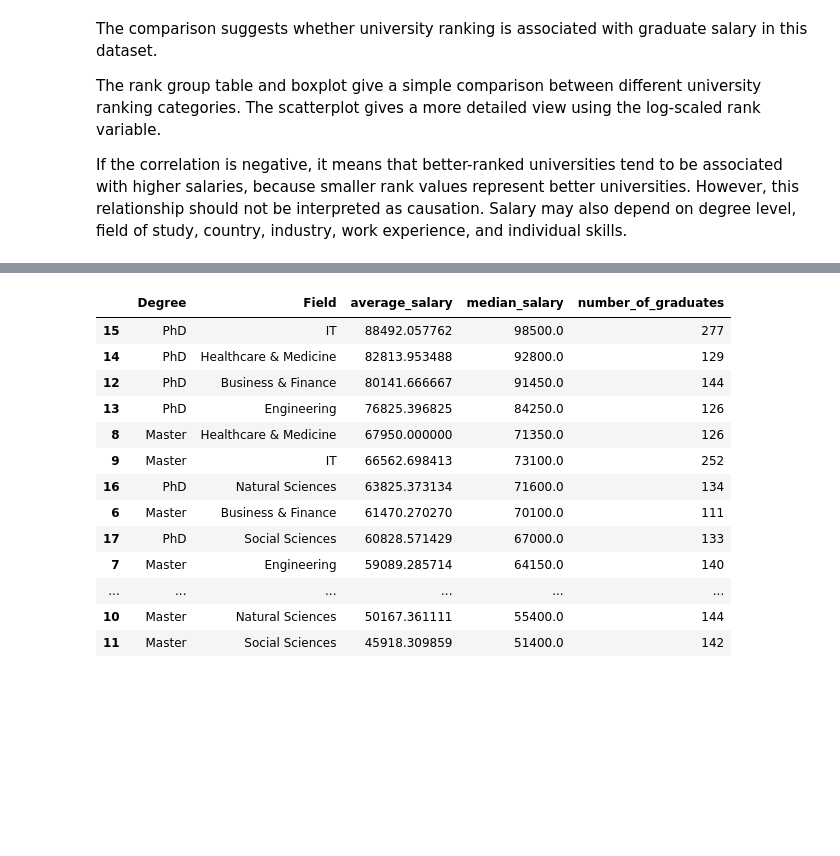
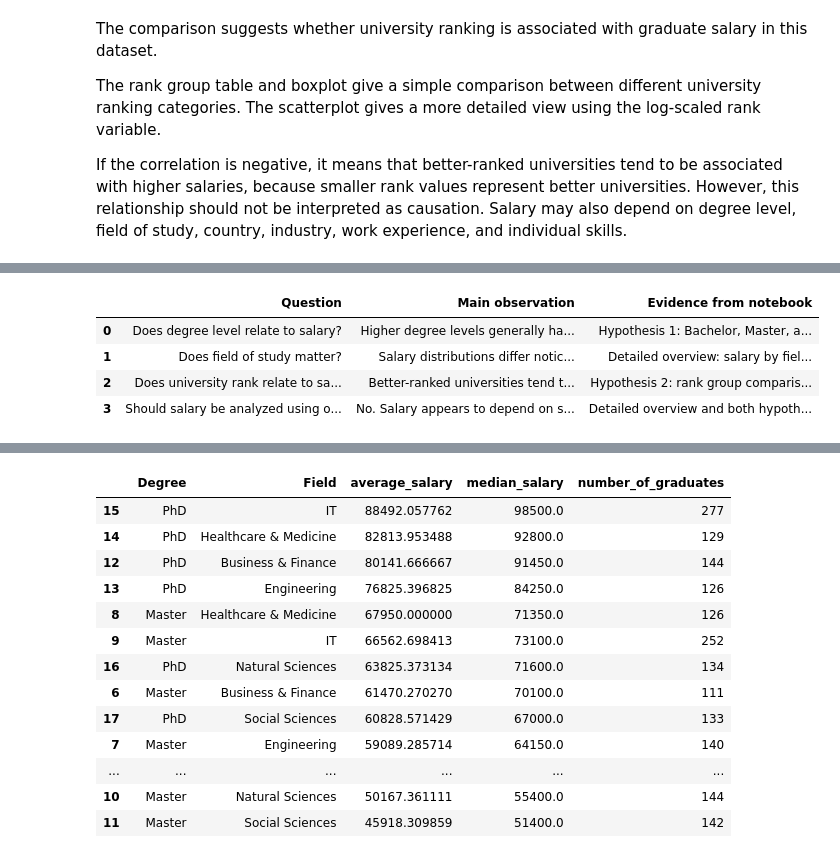
Before and after one commit to maxtheshock/PythonDS-Project, a Jupyter notebook: PythonNotebook.ipynb, the cells around one changed output, grey strips where cells are left out. Saved outputs shown, nothing was run; the diff lists cells and outputs as text; code cells hidden in the pictures; blank space fills up the shorter version.

Commit message:
wrote the conclusion and main goals of the analysis project

```diff
--- a/PythonNotebook.ipynb
+++ b/PythonNotebook.ipynb
@@ -1327,0 +1340,29 @@ If the correlation is negative, it means that better-ranked universities tend to
+# %%
+project_findings = pd.DataFrame({
+    "Question": [
+        "Does degree level relate to salary?",
+        "Does field of study matter?",
+        "Does university rank relate to salary?",
+        "Should salary be analyzed using one factor only?"
+    ],
+    "Main observation": [
+        "Higher degree levels generally have higher field-adjusted median salary.",
+        "Salary distributions differ noticeably between fields of study.",
+        "Better-ranked universities tend to be associated with higher salaries.",
+        "No. Salary appears to depend on several factors at the same time."
+    ],
+    "Evidence from notebook": [
+        "Hypothesis 1: Bachelor, Master, and PhD relative salary comparison.",
+        "Detailed overview: salary by field and degree-field heatmap.",
+        "Hypothesis 2: rank group comparison and negative correlation with log rank.",
+        "Detailed overview and both hypothesis checks."
+    ]
+})
+
+project_findings
+# %% [output]
+|  | Question | Main observation | Evidence from notebook |
+| 0 | Does degree level relate to salary? | Higher degree levels generally ha... | Hypothesis 1: Bachelor, Master, a... |
+| 1 | Does field of study matter? | Salary distributions differ notic... | Detailed overview: salary by fiel... |
+| 2 | Does university rank relate to sa... | Better-ranked universities tend t... | Hypothesis 2: rank group comparis... |
+| 3 | Should salary be analyzed using o... | No. Salary appears to depend on s... | Detailed overview and both hypoth... |
```
Also changed, not shown: parts of 12 cells of this notebook.
